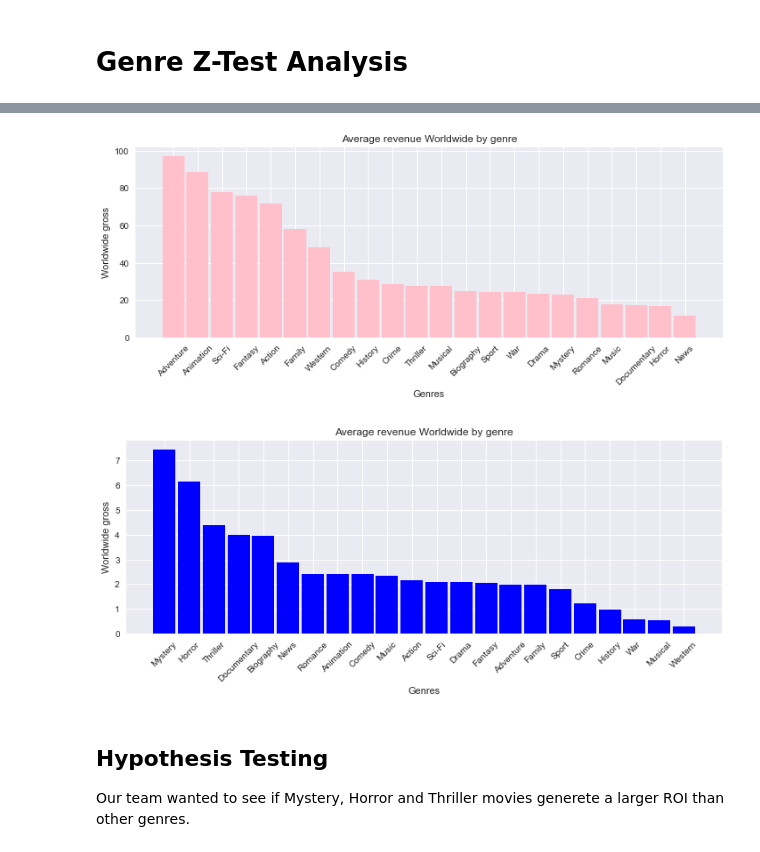
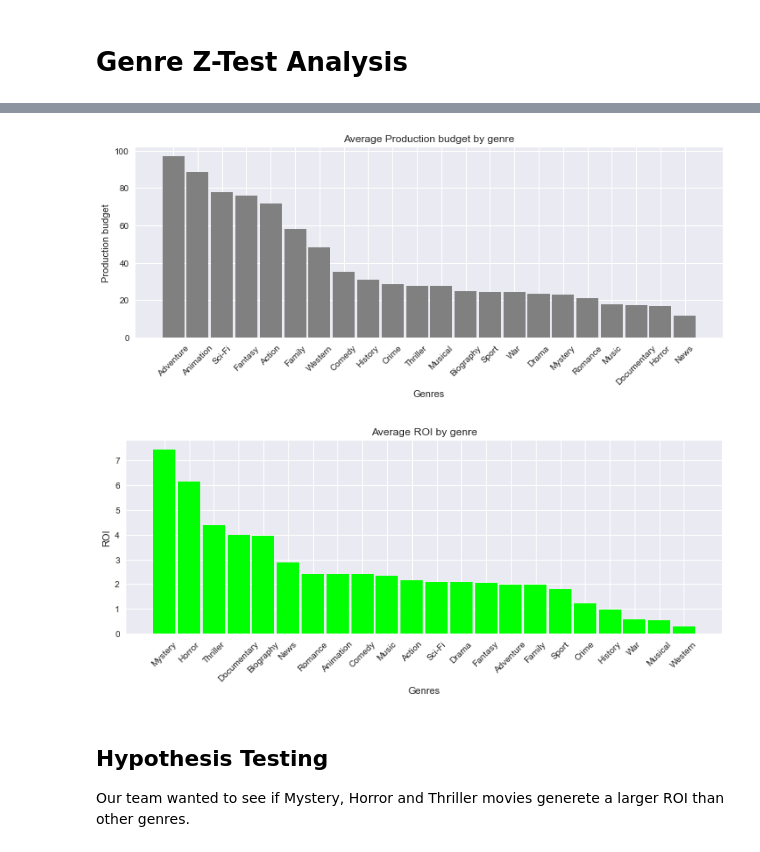
Before and after one commit to hixtape1212/Group6Consulting_CapstoneRepo, a Jupyter notebook: Group6-MovieAnalysis.ipynb, the cells around one changed output, grey strips where cells are left out. Saved outputs shown, nothing was run; the diff lists cells and outputs as text; code cells hidden in the pictures.

```diff
--- a/Group6-MovieAnalysis.ipynb
+++ b/Group6-MovieAnalysis.ipynb
@@ -175,25 +175,25 @@ plt.show()
 # %%
 #production_budget Average profits.
 pb_avg=[]
 for i in range(len(genres)):
     pb = df['genres'].astype(str).str.contains(genres[i], regex = True, na = False)
     pb_avg.append(df['budget_millions'][pb].mean())
 #print(pb_avg)
 
 pb_avg, genres = zip(*sorted(zip(pb_avg, genres), reverse=True))  # reverse sort data on 'wwg_avg'
 c = range(len(pb_avg))
 
 #creating the bar plot
 fig = plt.figure(figsize = (12, 4))
 ax = fig.add_subplot(111)
-ax.bar(c, pb_avg, color='pink' ,width = 0.9)
+ax.bar(c, pb_avg, color='grey' ,width = 0.9)
 plt.xticks(c, genres, rotation=45)
 plt.xlabel("Genres")
-plt.ylabel("Worldwide gross")
-plt.title("Average revenue Worldwide by genre")
+plt.ylabel("Production budget")
+plt.title("Average Production budget by genre")
 plt.show()
 # %% [output]
-[figure, old version]
+[figure, new version]
 # %%
 #Roi Average profits.
 roi_avg=[]
@@ -207,14 +207,14 @@ c = range(len(roi_avg))
 #creating the bar plot
 fig = plt.figure(figsize = (12, 4))
 ax = fig.add_subplot(111)
-ax.bar(c, roi_avg, color='blue' ,width = 0.9)
+ax.bar(c, roi_avg, color='lime' ,width = 0.9)
 plt.xticks(c, genres, rotation=45)
 plt.xlabel("Genres")
-plt.ylabel("Worldwide gross")
-plt.title("Average revenue Worldwide by genre")
+plt.ylabel("ROI")
+plt.title("Average ROI by genre")
 plt.show()
 # %% [output]
-[figure, old version]
+[figure, new version]
 # %% [markdown]
 ## Hypothesis Testing
 
```
Also changed, not shown: parts of 2 cells of this notebook.
